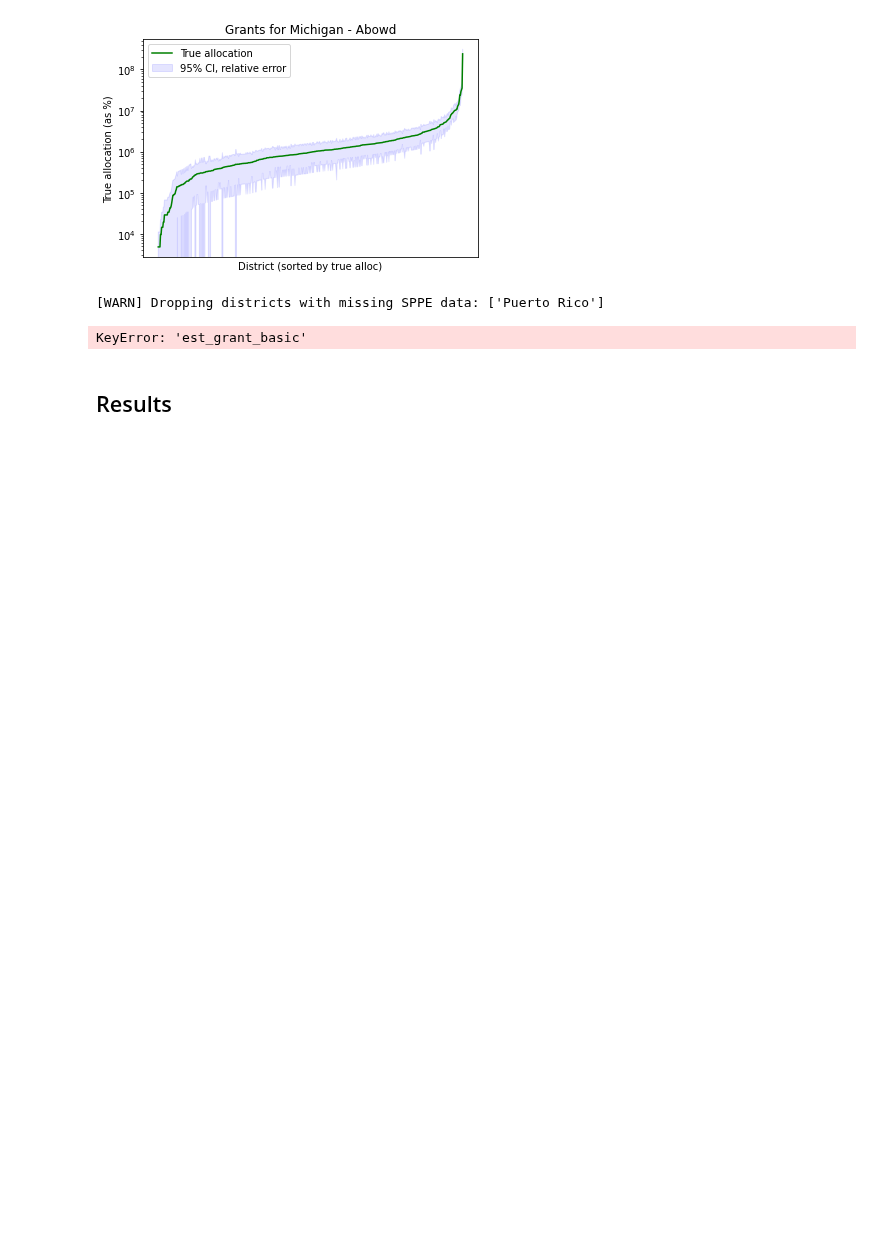
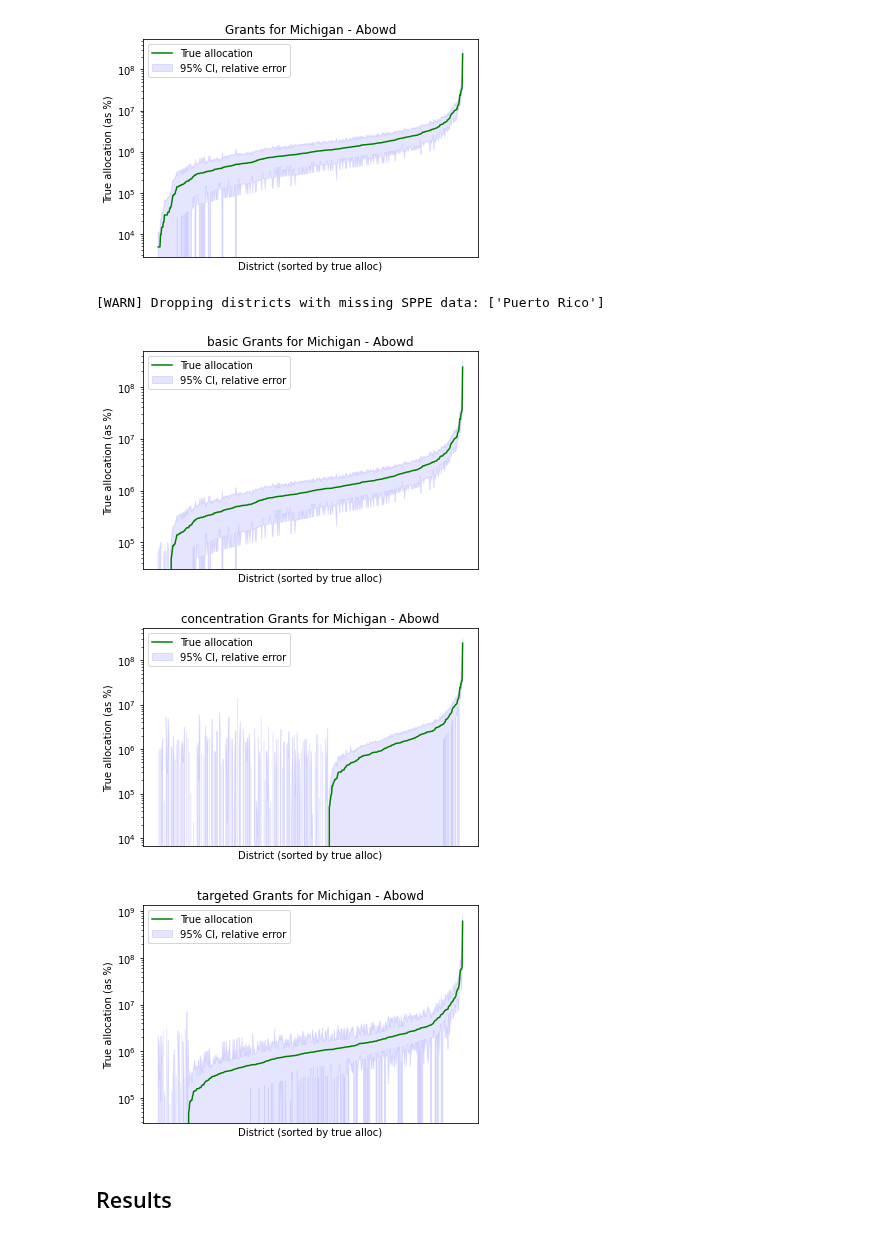
Before and after one commit to ryansteed/dp-policy, a Jupyter notebook: notebooks/titlei.ipynb, the cells around one changed output. Drawn from its saved outputs; the diff is of its cells as text; code cells hidden in the pictures; blank space fills up the shorter version.

```diff
--- a/notebooks/titlei.ipynb
+++ b/notebooks/titlei.ipynb
@@ -428,28 +428,31 @@ plt.show()
 # %%
 # test with one run of Sonnenberg
 allocator = SonnenbergAuthorizer(
     data(saipe, Laplace(saipe, 2.52, 0), get_sppe("../data/sppe18.xlsx"))
 )
 allocator.calc_alloc()
 allocator.calc_uncertainty()
 
-estimates = allocator.estimates[allocator.estimates["State Postal Code"] == "MI"].sort_values("true_grant_total")
-y = estimates.true_grant_basic
-x = estimates.index.astype('str')
-ax = plt.gca()
+for grant_type in ["basic", "concentration", "targeted"]:
+    estimates = allocator.estimates[allocator.estimates["State Postal Code"] == "MI"].sort_values(f"true_grant_{grant_type}")
+    y = estimates[f"true_grant_{grant_type}"]
+    x = estimates.index.astype('str')
+    ax = plt.gca()
 
-plt.plot(x, y, color='green', label="True allocation")
-ax.fill_between(x, estimates.true_grant_basic_ci_lower, estimates.true_grant_basic_ci_upper, color='b', alpha=0.1, label="95% CI, relative error")
-ax.axes.xaxis.set_ticks([])
-ax.set_yscale('log')
-plt.xlabel("District (sorted by true alloc)")
-plt.ylabel("True allocation (as %)")
-plt.title(f"Grants for Michigan - Abowd")
-ax.legend()
-plt.show()
+    plt.plot(x, y, color='green', label="True allocation")
+    ax.fill_between(x, estimates[f"true_grant_{grant_type}_ci_upper"], estimates[f"true_grant_{grant_type}_ci_lower"], color='b', alpha=0.1, label="95% CI, relative error")
+    ax.axes.xaxis.set_ticks([])
+    ax.set_yscale('log')
+    plt.xlabel("District (sorted by true alloc)")
+    plt.ylabel("True allocation (as %)")
+    plt.title(f"{grant_type} Grants for Michigan - Abowd")
+    ax.legend()
+    plt.show()
 # %% [output]
 [WARN] Dropping districts with missing SPPE data: ['Puerto Rico']
-KeyError: 'est_grant_basic'
+[figure, added]
+[figure, added]
+[figure, added]
 # %% [markdown]
 ## Results
 # %%
```
Also changed, not shown: parts of 4 cells of this notebook, 1 other file.
